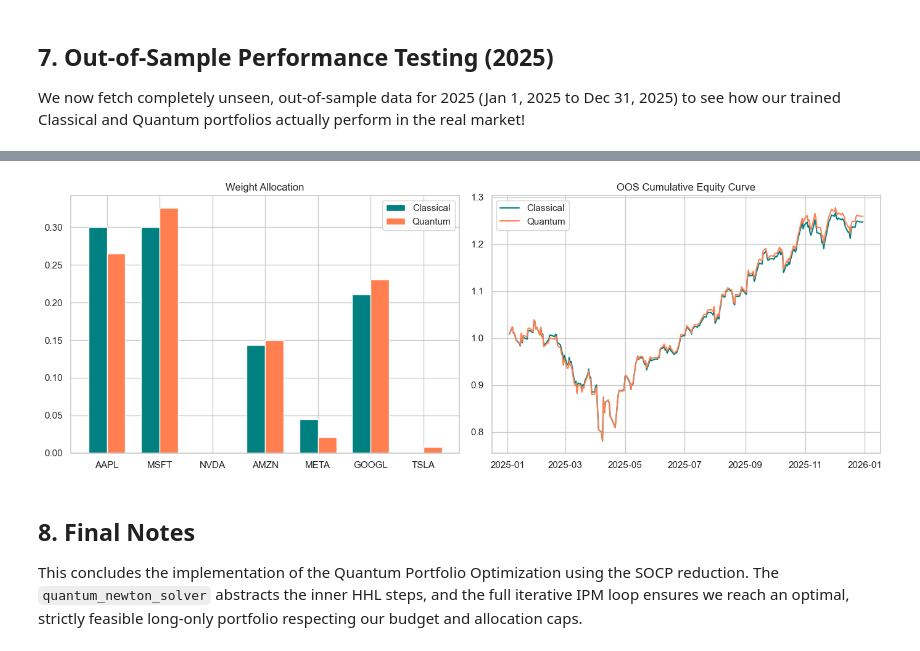
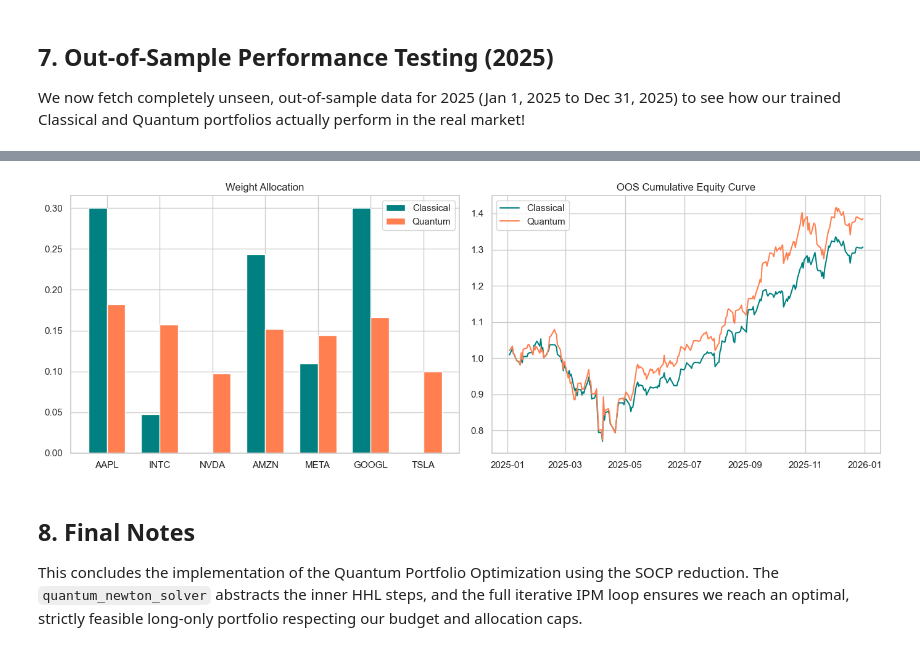
Before and after one commit to Nadav138/QApp, a Jupyter notebook: research/quantum_ipm_research.ipynb, the cells around one changed output, grey strips where cells are left out. Saved outputs shown, nothing was run; the diff lists cells and outputs as text; code cells hidden in the pictures.

Commit message:
research: rebuild quantum IPM research notebook and add paper-run results

```diff
--- a/research/quantum_ipm_research.ipynb
+++ b/research/quantum_ipm_research.ipynb
@@ -72,8 +72,8 @@ The objective is to minimize the portfolio variance $w^T \Sigma w$ subject to li
 # %%
 CONFIG = {
     # Data controls
-    # "tickers": ["AAPL", "MSFT", "NVDA", "AMZN"],
-    "tickers": ["AAPL", "MSFT", "NVDA", "AMZN", "META", "GOOGL", "TSLA"], # Uncomment for full run
+    # "tickers": ["AAPL", "INTC", "NVDA", "AMZN"],
+    "tickers": ["AAPL", "INTC", "NVDA", "AMZN", "META", "GOOGL", "TSLA"], # Uncomment for full run
 
     "start_date": "2024-01-01",
     "end_date": "2024-12-31",
@@ -81,15 +81,15 @@ CONFIG = {
 
     # Constraint controls
     "total_allocation": 1.0,          # budget: sum(w)=1.0
-    "max_weight": 0.30,               # diversification cap
+    "max_weight": 0.30,               # diversification cap via non-negative slack
     "default_min_weight": 0.0,        # long-only lower bound
-    "target_return": 0.20,            # annualized expected return target
+    "target_return": 0.35,            # paper formulation: mu^T w = target_return; must be inside feasible cap range
 
     # Optional additional bounds per asset
     # Example: {"AAPL": (0.05, 0.20)} forces AAPL to be between 5% and 20%
     "custom_bounds": {},
 
-    # Example: [({"AAPL": 1.0, "MSFT": 1.0}, 0.40)] forces AAPL + MSFT <= 40%
+    # Example: [({"AAPL": 1.0, "INTC": 1.0}, 0.40)] forces AAPL + INTC <= 40%
     "extra_inequalities": [],
 
     # Numerical controls
@@ -102,9 +102,11 @@ CONFIG = {
     "sweep_max_weights": [0.20, 0.25, 0.30, 0.35],
 
     # Advanced Quantum Solver Controls
-    "quantum_ipm_use_adaptive_step": True, # If True, dynamically calculate max step size
-    "quantum_ipm_alpha": 0.8,         # Step size for IPM loop (0.1 = slow/safe, 0.9 = fast/risky)
-    "quantum_hhl_n_clk": 8,           # Clock qubits for Phase Estimation precision
+    "quantum_ipm_step_rule": "paper", # "paper" = alpha=1 short-step; "adaptive" is a practical safeguard
+    "quantum_ipm_use_adaptive_step": False, # Backward-compatible flag; ignored when step_rule is set explicitly
+    "quantum_ipm_alpha": 0.8,         # Step size for step_rule="fixed"
+    "quantum_ipm_residual_tol": 1e-5,
+    "quantum_qipm_n_clk": 8,          # QIPM Newton HHL: QPE clock qubits (low-level n_clk)
     "quantum_hhl_pad_eig": 0.1,       # Matrix padding eigenvalue to avoid div-by-zero in HHL
 }
 
@@ -285,6 +315,7 @@ if cls_ok:
         total_allocation   = CONFIG["total_allocation"],
         extra_inequalities = CONFIG["extra_inequalities"],
         assets             = assets,
+        return_relation    = "eq",
     )
     display(report)
 else:
@@ -441,28 +590,41 @@ import numpy as np
 import pandas as pd
 
 print("Downloading unseen 2025 data for Out-of-Sample testing...")
-test_data = yf.download(assets, start="2025-01-01", end="2025-12-31", progress=False)["Close"]
-test_data = test_data[assets]
+raw_test = yf.download(
+    assets,
+    start="2025-01-01",
+    end="2025-12-31",
+    auto_adjust=True,
+    progress=False,
+)
+if isinstance(raw_test.columns, pd.MultiIndex):
+    test_data = raw_test["Close"][[a for a in assets if a in raw_test["Close"].columns]]
+else:
+    test_data = raw_test[[a for a in assets if a in raw_test.columns]]
+test_data = test_data.ffill().dropna(axis=1, how="any")
+assets_oos = [a for a in assets if a in test_data.columns]
+idx_oos = [assets.index(a) for a in assets_oos]
+w_star_oos = (w_star if cls_ok else np.zeros(len(assets)))[idx_oos]
+w_ipm_oos = w_ipm_final[idx_oos]
 
 # 1. Calculate Daily Returns for Risk Metrics
-daily_returns = test_data.pct_change().dropna()
-cls_daily_port_ret = daily_returns @ w_star
-qipm_daily_port_ret = daily_returns @ w_ipm_final
+daily_returns = test_data[assets_oos].pct_change().dropna()
+cls_daily_port_ret = daily_returns @ w_star_oos
+qipm_daily_port_ret = daily_returns @ w_ipm_oos
 
 # 2. Cumulative Returns
 asset_cumulative_returns = (test_data.iloc[-1] / test_data.iloc[0]) - 1
-classical_total_return = np.dot(w_star, asset_cumulative_returns)
-quantum_total_return = np.dot(w_ipm_final, asset_cumulative_returns)
+classical_total_return = float(np.dot(w_star_oos, asset_cumulative_returns))
+quantum_total_return = float(np.dot(w_ipm_oos, asset_cumulative_returns))
 
-# 3. Sharpe Ratio (assuming 0 risk-free rate for simplicity, annualized)
-risk_free = 0.0
+# 3. Sharpe Ratio (risk-free = 0 for this benchmark)
 ann_factor = np.sqrt(252)
-cls_sharpe = (cls_daily_port_ret.mean() * 252) / (cls_daily_port_ret.std() * ann_factor)
-qipm_sharpe = (qipm_daily_port_ret.mean() * 252) / (qipm_daily_port_ret.std() * ann_factor)
+cls_sharpe = float((cls_daily_port_ret.mean() * 252) / (cls_daily_port_ret.std() * ann_factor))
+qipm_sharpe = float((qipm_daily_port_ret.mean() * 252) / (qipm_daily_port_ret.std() * ann_factor))
 
-# 4. HHI (Concentration - lower is better diversification)
-cls_hhi = np.sum(w_star**2)
-qipm_hhi = np.sum(w_ipm_final**2)
+# 4. HHI (concentration; lower is more diversified)
+cls_hhi = float(np.sum(w_star_oos**2))
+qipm_hhi = float(np.sum(w_ipm_oos**2))
 
 print(f"\n{'Metric':<25} | {'Classical':<12} | {'Quantum':<12}")
 print("-" * 55)
@@ -470,20 +632,18 @@ print(f"{'Total Return (2025)':<25} | {classical_total_return:12.2%} | {quantum_
 print(f"{'Sharpe Ratio (OOS)':<25} | {cls_sharpe:12.4f} | {qipm_sharpe:12.4f}")
 print(f"{'HHI (Diversification)':<25} | {cls_hhi:12.4f} | {qipm_hhi:12.4f}")
 
-# ----------------- Visualization -----------------
 fig, ax = plt.subplots(1, 2, figsize=(14, 5))
-
-x_indices = np.arange(len(assets))
+x_indices = np.arange(len(assets_oos))
 width = 0.35
-ax[0].bar(x_indices - width/2, w_star, width, label='Classical', color='teal')
-ax[0].bar(x_indices + width/2, w_ipm_final, width, label='Quantum', color='coral')
+ax[0].bar(x_indices - width/2, w_star_oos, width, label="Classical", color="teal")
+ax[0].bar(x_indices + width/2, w_ipm_oos, width, label="Quantum", color="coral")
 ax[0].set_xticks(x_indices)
-ax[0].set_xticklabels(assets)
+ax[0].set_xticklabels(assets_oos)
 ax[0].set_title("Weight Allocation")
 ax[0].legend()
 
-ax[1].plot((1 + cls_daily_port_ret).cumprod(), label='Classical', color='teal')
-ax[1].plot((1 + qipm_daily_port_ret).cumprod(), label='Quantum', color='coral')
+ax[1].plot((1 + cls_daily_port_ret).cumprod(), label="Classical", color="teal")
+ax[1].plot((1 + qipm_daily_port_ret).cumprod(), label="Quantum", color="coral")
 ax[1].set_title("OOS Cumulative Equity Curve")
 ax[1].legend()
 plt.tight_layout()
@@ -499,4 +659,4 @@ HHI (Diversification)     |       0.2472 |       0.2519
-[figure, old version]
+[figure, new version]
 # %% [markdown]
 ## 8. Final Notes
 This concludes the implementation of the Quantum Portfolio Optimization using the SOCP reduction. The `quantum_newton_solver` abstracts the inner HHL steps, and the full iterative IPM loop ensures we reach an optimal, strictly feasible long-only portfolio respecting our budget and allocation caps.
```
Also changed, not shown: parts of 21 cells of this notebook, 3 other files.
